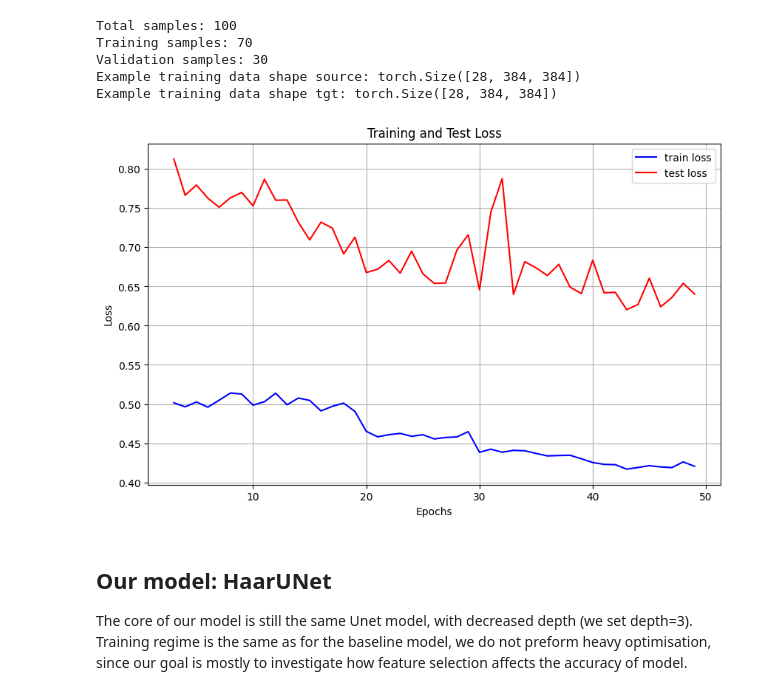
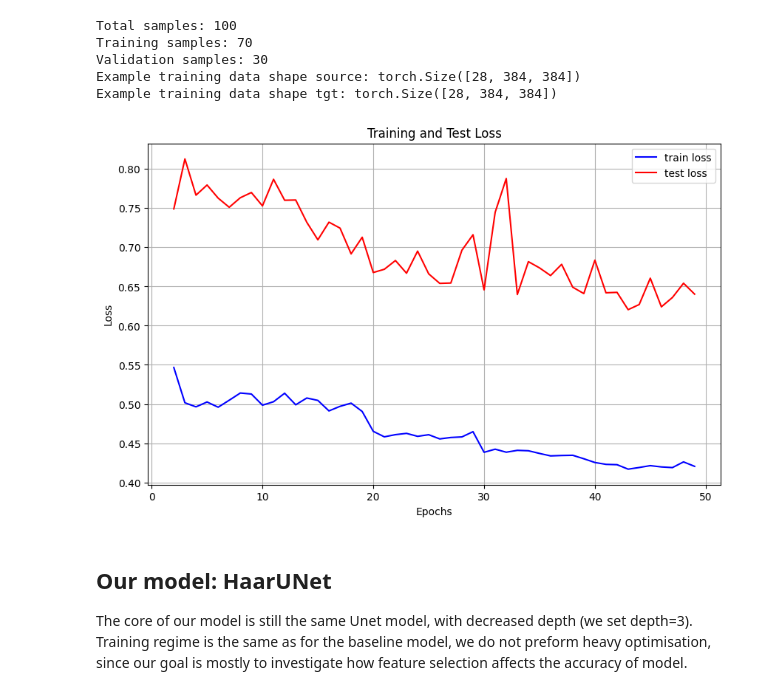
Before and after one commit to akaliutau/ml-for-tackling-climate-change, a Jupyter notebook: ml_for_climate_change_bubble_challenge.ipynb, the cells around one changed output. Cells and saved outputs as stored; diff of their text form; code cells hidden in the pictures.

```diff
--- a/ml_for_climate_change_bubble_challenge.ipynb
+++ b/ml_for_climate_change_bubble_challenge.ipynb
@@ -1105,13 +1105,13 @@ train_stat_1 = train(epoch=epoch, model=model_1,
                      channels=base_channels,
                      version=model_name_1)
 # %%
-offset = 3
+offset = 2
 seq1 = "train loss", [loss[0].detach().cpu().numpy() for loss in train_stat_1][offset:]
 seq2 = "test loss", [loss[1].detach().cpu().numpy() for loss in train_stat_1][offset:]
 
 plot_loss_curves(offset, seq1, seq2, model_name_1)
 # %% [output]
-[figure, old version]
+[figure, new version]
 # %% [markdown]
 ## Our model: HaarUNet
 
```
Also changed, not shown: parts of 6 cells of this notebook.
